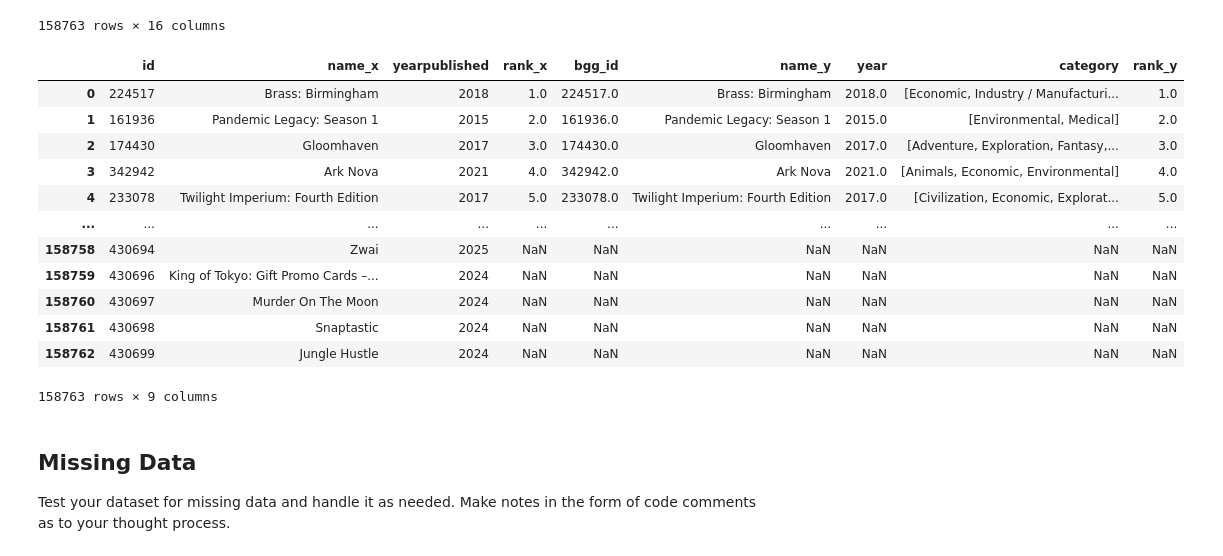
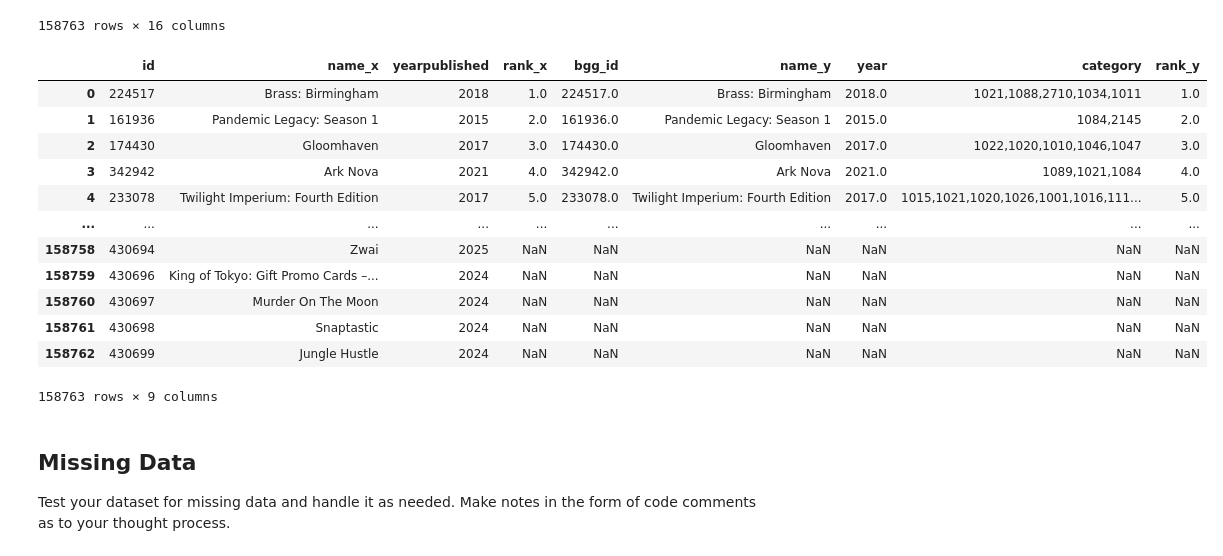
Before and after one commit to DataLore777/cleaning-data-checkpoint, a Jupyter notebook: checkpoint_three.ipynb, the cells around one changed output. Drawn from its saved outputs; the diff is of its cells as text; code cells hidden in the pictures.

```diff
--- a/checkpoint_three.ipynb
+++ b/checkpoint_three.ipynb
@@ -11,9 +11,10 @@ import pandas as pd
 import numpy as np
 import matplotlib.pyplot as plt
 
-bgg_recent_data = r'C:\Users\willm\Desktop\launchcode\finalproject\boardgames_ranks_2024-10-15\boardgames_ranks.csv'
-bgg_2023_data = r'C:\Users\willm\Desktop\launchcode\finalproject\boardgames_ranks_2024-10-15\bgg_GameItem.csv'
-bgg_theme = r'C:\Users\willm\Desktop\launchcode\finalproject\boardgames_ranks_2024-10-15\bgg_Category.csv'
+bgg_recent_data = r'C:\Users\willm\Desktop\launchcode\cleaning-data-checkpoint\bggdata2023\boardgames_ranks.csv'
+bgg_2023_data = r'C:\Users\willm\Desktop\launchcode\cleaning-data-checkpoint\bggdata2023\bgg_GameItem.csv'
+bgg_theme = r'C:\Users\willm\Desktop\launchcode\cleaning-data-checkpoint\bggdata2023\bgg_Category.csv'
+corrected = r'C:\Users\willm\Desktop\launchcode\cleaning-data-checkpoint\bggdata2023\mismatched.csv'
 
 def reimport_csv(filepath):
     return pd.read_csv(filepath)
@@ -22,11 +23,10 @@ df = reimport_csv(bgg_recent_data)
 df_supplement = reimport_csv(bgg_2023_data)
 df_theme = reimport_csv(bgg_theme)
 
+pd.set_option('Display.max_rows', 20)
 df.loc[df['rank'] == 0, 'rank'] = np.nan
 df = df.sort_values('rank', ascending=True, na_position = 'last')
 
-
-
 display(df)
 # %% [output]
 |  | id | name | yearpublished | rank | bayesaverage | average | usersrated | is_expansion | ... |
@@ -44,7 +44,7 @@ display(df)
 158763 rows × 16 columns
 # %%
 merged_df = pd.merge(df, df_supplement, how="left", left_on='id', right_on='bgg_id')
-merged_df = merged_df.sort_values('rank_x', ascending=True)
+merged_df = merged_df.sort_values('rank_x', ascending=True, na_position='last')
 
 merged_df = merged_df[['id',
     'name_x',
@@ -75,52 +75,39 @@ merged_df = merged_df[['id',
 #     'max_players_rec',
 #     'min_players_best',
 #     'max_players_best',
 #     'min_age',
 #     'min_age_rec',
 #     'min_time',
 #     'max_time',
     'category',
 #     'mechanic',
 #     'cooperative',
     'rank_y'
 #     'compilation',
 #     'compilation_of',
 #     'family',
 #     'implementation',
 #     'integration',
 #     'complexity',
 #     'language_dependency',
 #     'bga_id',
 #     'dbpedia_id',
 #     'luding_id',
 #     'spielen_id',
 #     'wikidata_id',
 #     'wikipedia_id'
     ]]
-# pd.set_option('display.max_rows', 20)
-# pd.set_option('display.max_columns', None)
-
-theme_map = df_theme.set_index('bgg_id')['name'].to_dict()
-
-def map_id_to_theme(theme_ids):
-    if pd.isna(theme_ids):
-        return theme_ids
-    ids = theme_ids.split(',')
-    names = [theme_map.get(int(cat_id.strip()), 'Unknown') for cat_id in ids]
-    return names
-
-
-merged_df['category'] = merged_df['category'].apply(map_id_to_theme)
+pd.set_option('display.max_rows', 20)
 pd.set_option('display.max_columns', None)
 
 display(merged_df)
 # %% [output]
 |  | id | name_x | yearpublished | rank_x | bgg_id | name_y | year | category | rank_y |
-| 0 | 224517 | Brass: Birmingham | 2018 | 1.0 | 224517.0 | Brass: Birmingham | 2018.0 | [Economic, Industry / Manufacturi... | 1.0 |
-| 1 | 161936 | Pandemic Legacy: Season 1 | 2015 | 2.0 | 161936.0 | Pandemic Legacy: Season 1 | 2015.0 | [Environmental, Medical] | 2.0 |
-| 2 | 174430 | Gloomhaven | 2017 | 3.0 | 174430.0 | Gloomhaven | 2017.0 | [Adventure, Exploration, Fantasy,... | 3.0 |
-| 3 | 342942 | Ark Nova | 2021 | 4.0 | 342942.0 | Ark Nova | 2021.0 | [Animals, Economic, Environmental] | 4.0 |
-| 4 | 233078 | Twilight Imperium: Fourth Edition | 2017 | 5.0 | 233078.0 | Twilight Imperium: Fourth Edition | 2017.0 | [Civilization, Economic, Explorat... | 5.0 |
+| 0 | 224517 | Brass: Birmingham | 2018 | 1.0 | 224517.0 | Brass: Birmingham | 2018.0 | 1021,1088,2710,1034,1011 | 1.0 |
+| 1 | 161936 | Pandemic Legacy: Season 1 | 2015 | 2.0 | 161936.0 | Pandemic Legacy: Season 1 | 2015.0 | 1084,2145 | 2.0 |
+| 2 | 174430 | Gloomhaven | 2017 | 3.0 | 174430.0 | Gloomhaven | 2017.0 | 1022,1020,1010,1046,1047 | 3.0 |
+| 3 | 342942 | Ark Nova | 2021 | 4.0 | 342942.0 | Ark Nova | 2021.0 | 1089,1021,1084 | 4.0 |
+| 4 | 233078 | Twilight Imperium: Fourth Edition | 2017 | 5.0 | 233078.0 | Twilight Imperium: Fourth Edition | 2017.0 | 1015,1021,1020,1026,1001,1016,111... | 5.0 |
 | ... | ... | ... | ... | ... | ... | ... | ... | ... | ... |
 | 158758 | 430694 | Zwai | 2025 | NaN | NaN | NaN | NaN | NaN | NaN |
 | 158759 | 430696 | King of Tokyo: Gift Promo Cards –... | 2024 | NaN | NaN | NaN | NaN | NaN | NaN |
```
Also changed, not shown: parts of 5 cells of this notebook.
